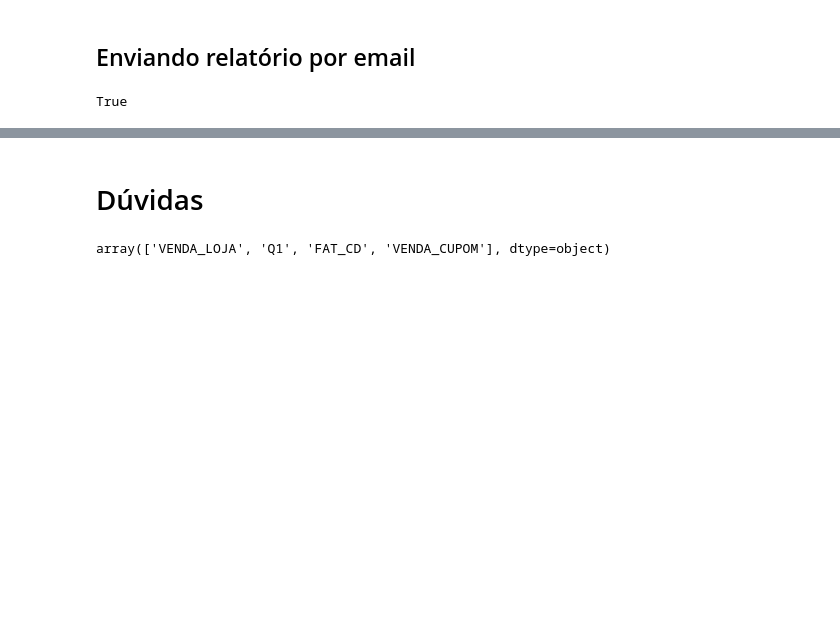
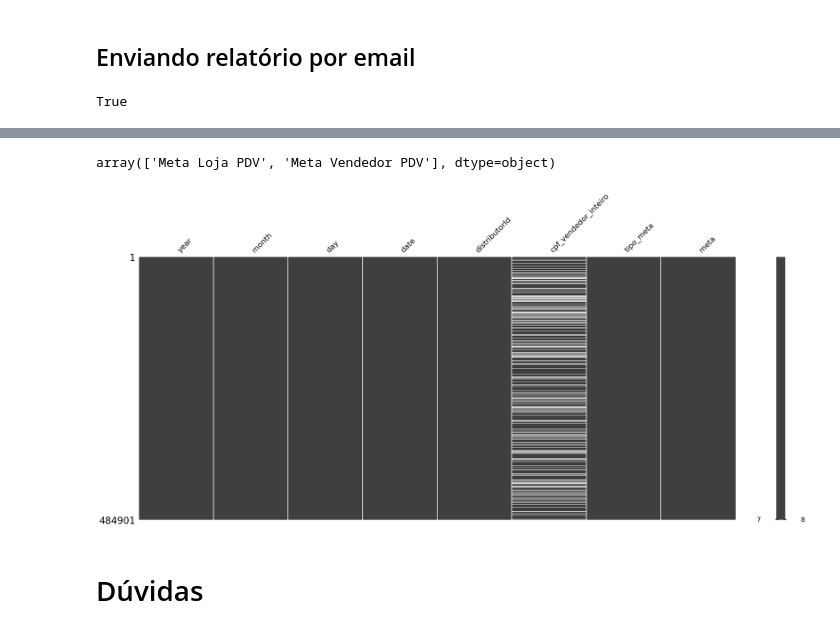
Before and after one commit to AmmoJailton/kpi-indicadores2, a Jupyter notebook: notebooks/teste_base_kpi.ipynb, the cells around one changed output, grey strips where cells are left out. Cells and saved outputs as stored; diff of their text form; code cells hidden in the pictures; blank space fills up the shorter version.

```diff
--- a/notebooks/teste_base_kpi.ipynb
+++ b/notebooks/teste_base_kpi.ipynb
@@ -1106,29 +720,0 @@ teste_antigo[mask_antigo]
-# %%
-# -> Rodar tudo para ter os dataframes corretos
-from commom.database.queries.query_lojas import QUERY_LOJAS
-from commom.database.queries.query_vendas_nf_novo import QUERY_VENDAS_NF_NOVO
-from commom.database.queries.query_metas import QUERY_METAS
-from commom.database.queries.query_parcelas import QUERY_PARCELAS
-from commom.database.queries.query_vendas_nf import QUERY_VENDAS_NF
-from commom.database.queries.query_vendedores import QUERY_VENDEDORES
-from commom.kpi_data.kpi_data_manager import DataHandler, KpiDataManager
-from typing import Tuple
-import numpy as np
-import pandas as pd
-import datetime
-from datetime import timedelta
-from innovation_messenger import Messenger
-import os
-from innovation_messenger import IEmailProperties
-manager = KpiDataManager()
-handler = DataHandler()
-
-# Service
-## -> inicio
-###     -> fetch data from bq
-df_lojas = handler.read_from_local_pickle('df_lojas.pkl')
-df_vendedores = handler.read_from_local_pickle('df_vendedores.pkl')
-df_fato_vendas = handler.read_from_local_pickle('fato_vendas.pkl')
-df_vendas = handler.read_from_local_pickle('df_vendas.pkl')
-df_parcelas = handler.read_from_local_pickle('df_parcelas.pkl')
-df_metas = handler.read_from_local_pickle('df_metas.pkl')
@@ -1195,2 +814,8 @@ print(vendas['store_cost'].describe())
+# %%
+msno.matrix(df_metas)
+df_metas['tipo_meta'].unique()
+# %% [output]
+array(['Meta Loja PDV', 'Meta Vendedor PDV'], dtype=object)
+[figure, added]
 # %% [markdown]
 # Dúvidas
@@ -1233,5 +821,0 @@ fato = fato[maskPropria]
-# %%
-df_fato = fato.copy()
-df_fato['qry'].unique()
-# %% [output]
-array(['VENDA_LOJA', 'Q1', 'FAT_CD', 'VENDA_CUPOM'], dtype=object)
```
Also changed, not shown: parts of 26 cells of this notebook, 3 other files.
